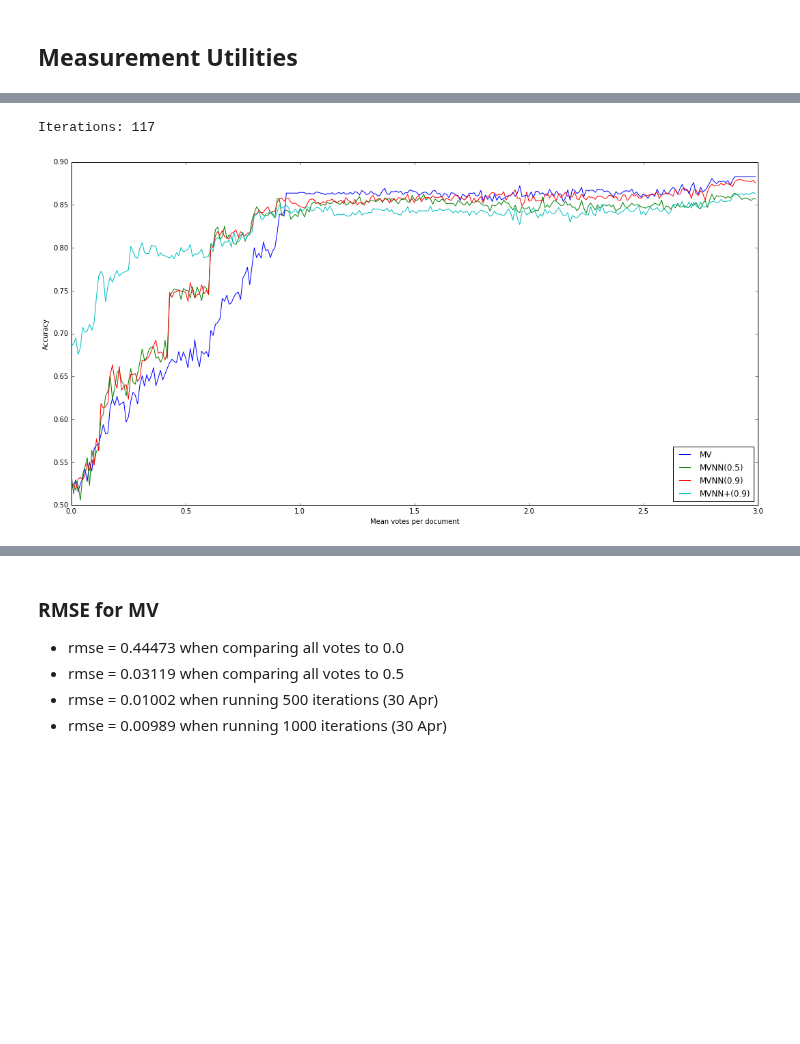
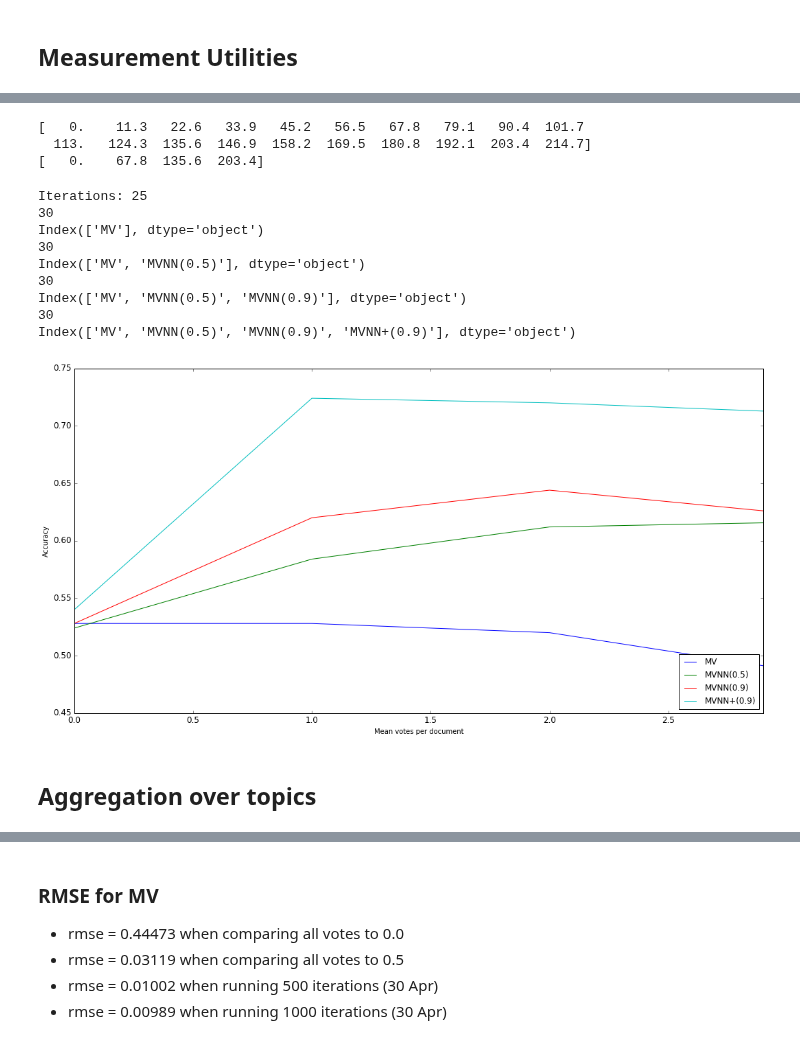
Before and after one commit to AndreiBarsan/crowd, a Jupyter notebook: notebooks/Majority Voting Experiments.ipynb, the cells around one changed output, grey strips where cells are left out. Saved outputs shown, nothing was run; the diff lists cells and outputs as text; code cells hidden in the pictures; blank space fills up the shorter version.

```diff
--- a/notebooks/Majority Voting Experiments.ipynb
+++ b/notebooks/Majority Voting Experiments.ipynb
@@ -41,0 +44,8 @@ test_data = read_all_test_labels()
+# %%
+SIM_THRESHOLD = 0.5
+
+id_topic_info = load_topic_metadata()
+judgements = read_useful_judgement_labels(JUDGEMENT_FILE)
+test_data = read_all_test_labels()
+id_topic_graph = {topic_id: build_document_graph(topic, FULLTEXT_FOLDER, sim_threshold=SIM_THRESHOLD)
+                  for topic_id, topic in id_topic_info.items()}
@@ -140,6 +153,9 @@ def evaluate_iteration(topic_graph, topic_judgements, ground_truth,
 
     return accuracies
 # %%
+# Avoids re-creating the worker pool every time we invoke 'evaluate'.
+worker_pool = Parallel(n_jobs=N_CORES)
+
 def evaluate(topic_graph, topic_judgements, ground_truth, vote_aggregation,
              **kw):
     """ Evaluates a vote aggregation strategy for the specified topic.
@@ -168,7 +184,9 @@ def evaluate(topic_graph, topic_judgements, ground_truth, vote_aggregation,
 #     print("Performing evaluation of topic [{}].".format(topic_graph.topic))
 #     print("Aggregation function: [{}]".format(vote_aggregation))
 
-    all_accuracies = Parallel(n_jobs=N_CORES)(
+    # TODO(andrei) Consider thresholding and using serial processing for less than
+    # k iterations.
+    all_accuracies = worker_pool(
         delayed(evaluate_iteration)(topic_graph, topic_judgements, ground_truth, vote_aggregation, **kw)
         for idx in range(iterations))
 
@@ -389,3 +443,17 @@ def plot_learning_curve(topic_id, aggregation, **kw):
+# %%
+from sklearn.utils import resample
+
+l = 20
+every = 6
+x = np.arange(l) * 11.3
+print(x)
+
+y = np.interp(np.arange(0, l, every), np.arange(l), x)
+print(y)
+# %% [output]
+[   0.    11.3   22.6   33.9   45.2   56.5   67.8   79.1   90.4  101.7
+  113.   124.3  135.6  146.9  158.2  169.5  180.8  192.1  203.4  214.7]
+[   0.    67.8  135.6  203.4]
 # %%
 class ExperimentConfig(object):
     def __init__(self, vote_aggregator, name, params):
@@ -405,39 +473,66 @@ mv_config = ExperimentConfig(aggregate_MV, "MV", {})
 mv_nn_config = ExperimentConfig(aggregate_MV_NN, "MVNN(0.5)", {'rho_s': 0.5})
 mv_nn_09_config = ExperimentConfig(aggregate_MV_NN, "MVNN(0.9)", {'rho_s': 0.9})
 mv_nn_plus = ExperimentConfig(aggregate_MV_NN, "MVNN+(0.9)", {'rho_s': 0.9, 'seek_good_neighbor': True})
+mv_nn_plus_hardcore = ExperimentConfig(aggregate_MV_NN, "MVNN+(0.995)", {'rho_s': 0.995, 'seek_good_neighbor': True})
 
-def plot_topic(topic_id, experiments, max_votes, iterations):
+def plot_topic(topic_id, experiments, max_votes, iterations, **kw):
+    topic_judgements = get_topic_judgements_by_doc_id(topic_id, judgements)
+    document_count = len(topic_judgements)
+    cframe = pd.DataFrame()
+
     for cfg in experiments:
-        plot_learning_curve(
+        subframe = learning_curve_frame(
             topic_id,
             cfg.vote_aggregator,
+            cfg.name,
+            document_count,
             iterations=iterations,
             max_votes=max_votes,
-            label=cfg.name,
             **cfg.params)
+        cframe = pd.concat([cframe, subframe])
+        print(cframe.columns)
 
-    plt.legend(loc='lower right')
+    ax = cframe.plot(marker=kw.get('marker'), fontsize=12)
+    ax.set_xlabel("Mean votes per document")
+    ax.set_ylabel("Accuracy")
+    ax.legend(loc='lower right')
 # %%
 options={"[%s] %s (%d)" % (t.topic_id, t.query, t.document_count) : t.topic_id for t in id_topic_info.values()}
 
 import pylab
 pylab.rcParams['figure.figsize'] = (18, 9)
 
 # MVNN+(0.9)
 # See: 20584 with VERY FEW votes
 # See: 20694 with VERY FEW votes
 # See: 20780 with VERY FEW votes. Starts really sucking after 1.0, especially around 3.0.
 # See: 20956: beats opponents 1-3
+# 20972 Highlights poor performance of MVNN(0.5) vs MVNN(0.9)
 # vice president Richard Nixon seems to yield very poor results across the board.
 #     Need to manually inspect data. Perhaps it's because results about Nixon
 #     as a president seem relevant but actually are not?
 
 @interact(
     topic_id=widgets.Dropdown(options=options, value='20704'),
-    iterations=widgets.IntSlider(min=10, max=5000, step=1, continuous_update=False, value=50))
+    iterations=widgets.IntSlider(min=10, max=500, step=5, continuous_update=False, value=25)
+)
 def plot_proxy(topic_id, iterations):
     print("Iterations: %d" % iterations)
-    plot_topic(topic_id, [mv_config, mv_nn_config, mv_nn_09_config, mv_nn_plus], 3, iterations)
+    experiments = [mv_config,
+                   mv_nn_config,
+                   mv_nn_09_config,
+                   mv_nn_plus]
+    plot_topic(topic_id, experiments, 3, iterations)
 # %% [output]
-Iterations: 117
+Iterations: 25
+30
+Index(['MV'], dtype='object')
+30
+Index(['MV', 'MVNN(0.5)'], dtype='object')
+30
+Index(['MV', 'MVNN(0.5)', 'MVNN(0.9)'], dtype='object')
+30
+Index(['MV', 'MVNN(0.5)', 'MVNN(0.9)', 'MVNN+(0.9)'], dtype='object')
-[figure, old version]
+[figure, new version]
+# %% [markdown]
+## Aggregation over topics
```
Also changed, not shown: parts of 9 cells of this notebook, 2 other files.
